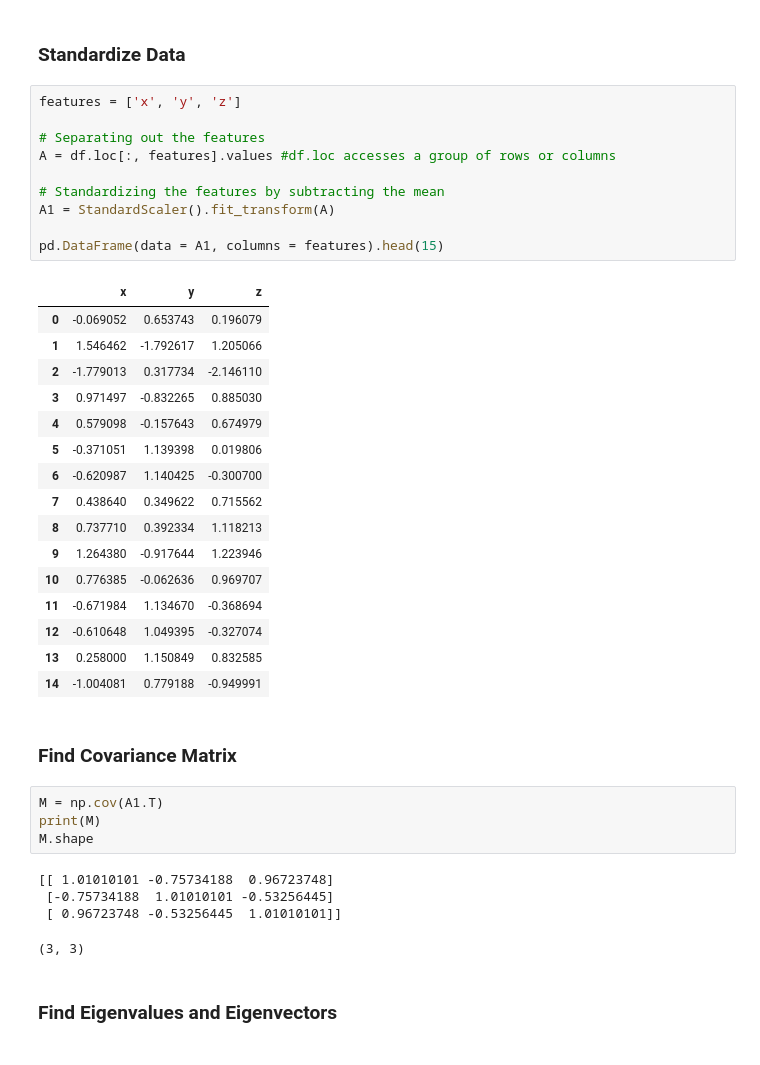
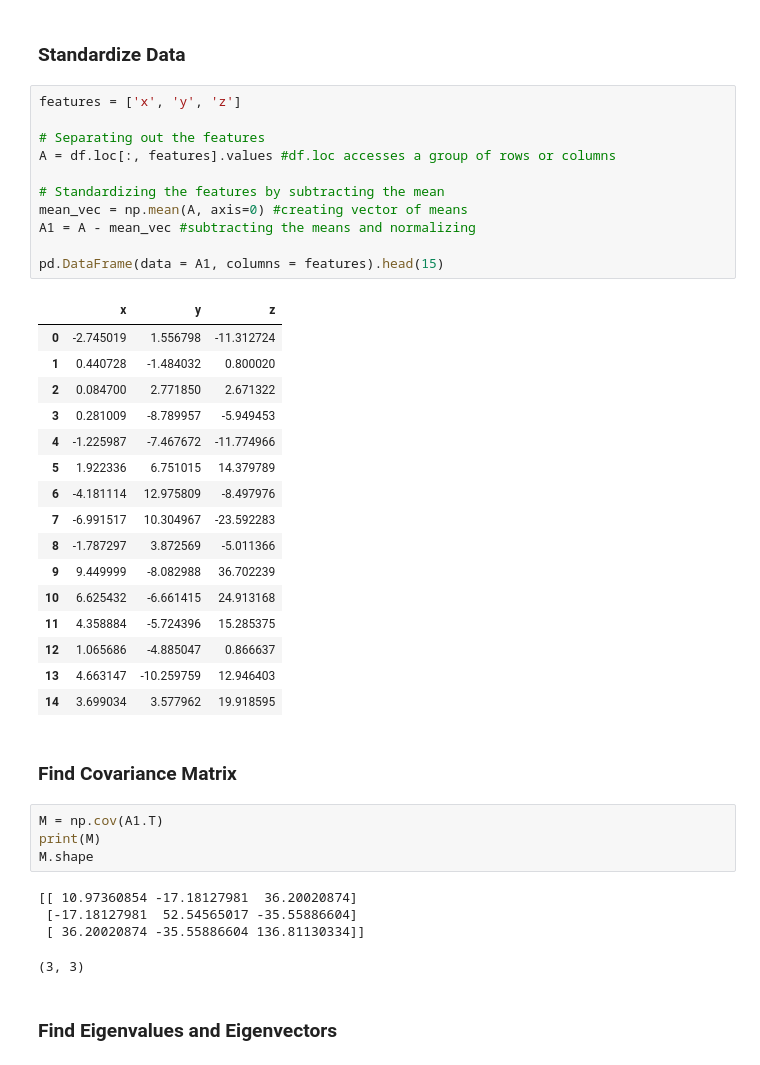
Before and after one commit to PaulinaKnight/Lin-Alg, a Jupyter notebook: Package Test.ipynb, the cells around one changed output. Cells and saved outputs as stored; diff of their text form.

```diff
--- a/Package Test.ipynb
+++ b/Package Test.ipynb
@@ -43,30 +43,31 @@ df.head(15)
 # %%
 features = ['x', 'y', 'z']
 
 # Separating out the features
 A = df.loc[:, features].values #df.loc accesses a group of rows or columns
 
 # Standardizing the features by subtracting the mean
-A1 = StandardScaler().fit_transform(A)
+mean_vec = np.mean(A, axis=0) #creating vector of means
+A1 = A - mean_vec #subtracting the means and normalizing
 
 pd.DataFrame(data = A1, columns = features).head(15)
 # %% [output]
 |  | x | y | z |
-| 0 | -0.069052 | 0.653743 | 0.196079 |
-| 1 | 1.546462 | -1.792617 | 1.205066 |
-| 2 | -1.779013 | 0.317734 | -2.146110 |
-| 3 | 0.971497 | -0.832265 | 0.885030 |
-| 4 | 0.579098 | -0.157643 | 0.674979 |
-| 5 | -0.371051 | 1.139398 | 0.019806 |
-| 6 | -0.620987 | 1.140425 | -0.300700 |
-| 7 | 0.438640 | 0.349622 | 0.715562 |
-| 8 | 0.737710 | 0.392334 | 1.118213 |
-| 9 | 1.264380 | -0.917644 | 1.223946 |
-| 10 | 0.776385 | -0.062636 | 0.969707 |
-| 11 | -0.671984 | 1.134670 | -0.368694 |
-| 12 | -0.610648 | 1.049395 | -0.327074 |
-| 13 | 0.258000 | 1.150849 | 0.832585 |
-| 14 | -1.004081 | 0.779188 | -0.949991 |
+| 0 | -2.745019 | 1.556798 | -11.312724 |
+| 1 | 0.440728 | -1.484032 | 0.800020 |
+| 2 | 0.084700 | 2.771850 | 2.671322 |
+| 3 | 0.281009 | -8.789957 | -5.949453 |
+| 4 | -1.225987 | -7.467672 | -11.774966 |
+| 5 | 1.922336 | 6.751015 | 14.379789 |
+| 6 | -4.181114 | 12.975809 | -8.497976 |
+| 7 | -6.991517 | 10.304967 | -23.592283 |
+| 8 | -1.787297 | 3.872569 | -5.011366 |
+| 9 | 9.449999 | -8.082988 | 36.702239 |
+| 10 | 6.625432 | -6.661415 | 24.913168 |
+| 11 | 4.358884 | -5.724396 | 15.285375 |
+| 12 | 1.065686 | -4.885047 | 0.866637 |
+| 13 | 4.663147 | -10.259759 | 12.946403 |
+| 14 | 3.699034 | 3.577962 | 19.918595 |
 # %% [markdown]
 ### Find Covariance Matrix
 # %%
@@ -74,9 +75,9 @@ M = np.cov(A1.T)
 print(M)
 M.shape
 # %% [output]
-[[ 1.01010101 -0.75734188  0.96723748]
- [-0.75734188  1.01010101 -0.53256445]
- [ 0.96723748 -0.53256445  1.01010101]]
+[[ 10.97360854 -17.18127981  36.20020874]
+ [-17.18127981  52.54565017 -35.55886604]
+ [ 36.20020874 -35.55886604 136.81130334]]
 (3, 3)
 # %% [markdown]
 ### Find Eigenvalues and Eigenvectors
```
Also changed, not shown: parts of 14 cells of this notebook.
